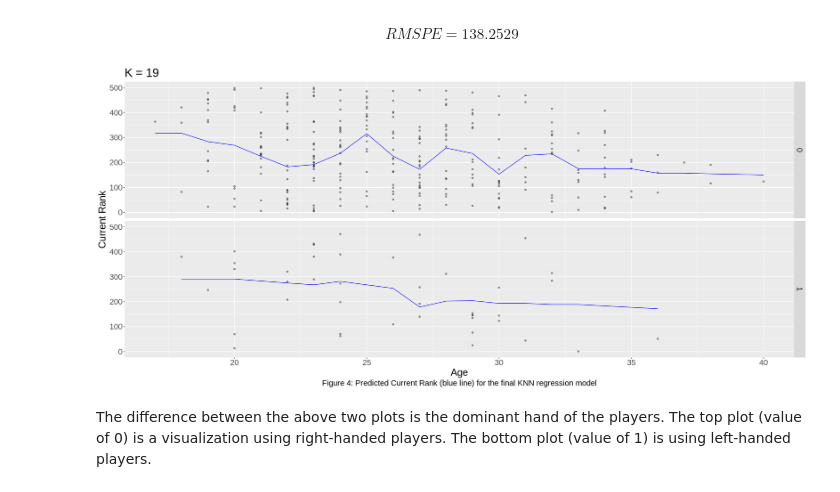
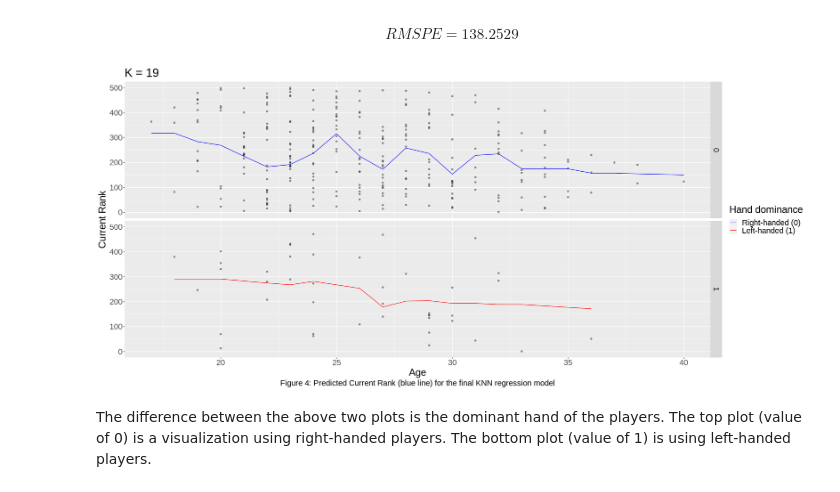
Before and after one commit to emilywang0/dsci-tennis-data-analysis, a Jupyter notebook: Proposal.ipynb, the cells around one changed output. Saved outputs shown, nothing was run; the diff lists cells and outputs as text; code cells hidden in the pictures.

Commit message:
Add color to K-NN plot

```diff
--- a/Proposal.ipynb
+++ b/Proposal.ipynb
@@ -413,25 +425,26 @@ $$RMSPE = 138.2529$$
 # %%
 # Make predictions with the training set to plot in following graphs
 knn_preds <- knn_best_fit |>
   predict(tennis_knn_train) |>
   bind_cols(tennis_knn_train)
 
 # Create the regression plot for Age and Current Rank, separated by Plays (hand-dominance)
-knn_plot <- ggplot(knn_preds, aes(x = Age, y = Current.Rank)) +
-  geom_point(alpha = 0.4) +
+knn_plot <- ggplot(knn_preds, aes(x = Age, y = Current.Rank, color = as.factor(Plays))) +
+  geom_point(color = "black", alpha = 0.4) +
   geom_line(data = knn_preds,
-            mapping = aes(x = Age, y = .pred),
-            color = "blue") +
+            mapping = aes(x = Age, y = .pred, color = as.factor(Plays))) +
   xlab("Age") +
   ylab("Current Rank") +
   ggtitle(paste0("K = ", k_best)) + labs(caption = "Figure 4: Predicted Current Rank (blue line) for the final KNN regression model") +
   theme(text = element_text(size = 22)) + theme(plot.caption = element_text(hjust = 0.5)) +
+ scale_color_manual(values = c("blue", "red"), labels = c("Right-handed (0)", "Left-handed (1)")) +
+  guides(color = guide_legend(title = "Hand dominance")) +
 facet_grid(Plays ~.)
 
 
 knn_plot
 # %% [output]
-[figure, old version]
+[figure, new version]
 # %% [markdown]
 The difference between the above two plots is the dominant hand of the players. The top plot (value of 0) is a visualization using right-handed players. The bottom plot (value of 1) is using left-handed players.
 # %% [markdown]
```
Also changed, not shown: parts of 2 cells of this notebook.
